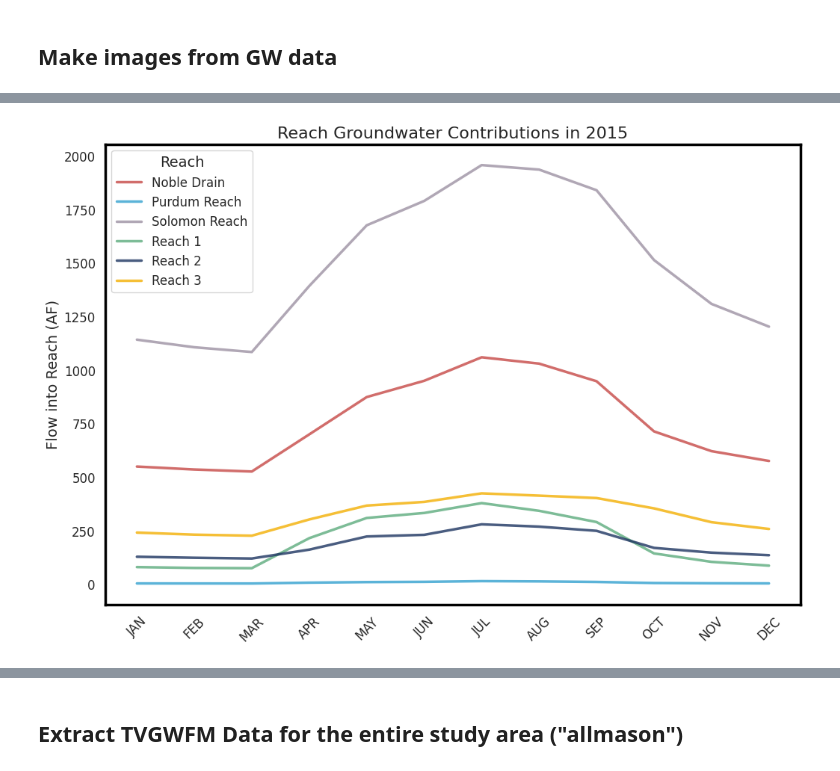
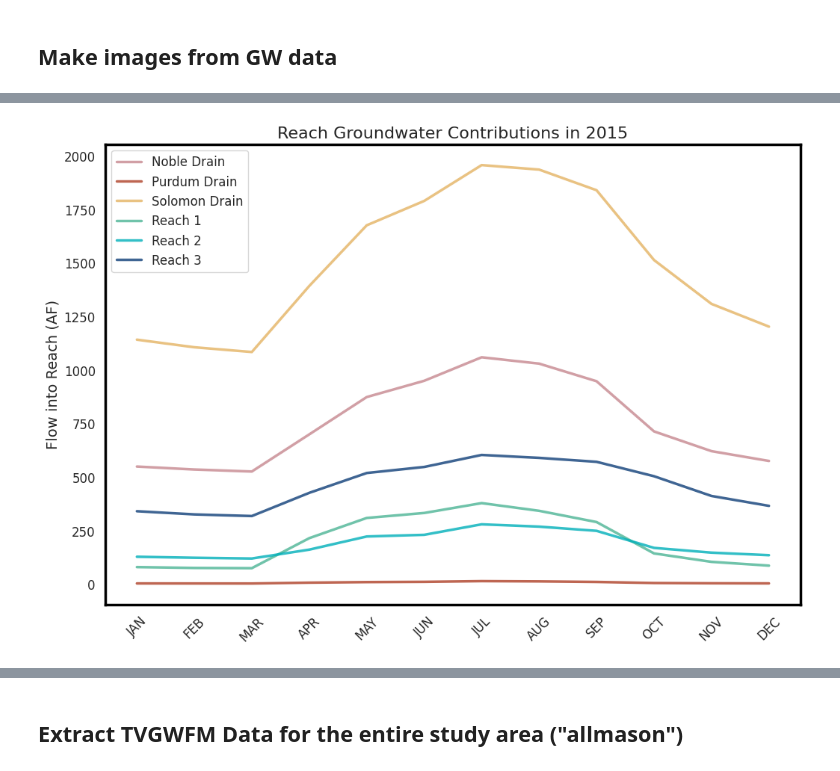
Before and after one commit to carlibeisel/mason_water_budget, a Jupyter notebook: tvgwfm.ipynb, the cells around one changed output, grey strips where cells are left out. Cells and saved outputs as stored; diff of their text form; code cells hidden in the pictures.

```diff
--- a/tvgwfm.ipynb
+++ b/tvgwfm.ipynb
@@ -512,73 +628,69 @@ plt.show()
 #kaf
 
 results_df = pd.read_csv('/content/drive/MyDrive/Data/Mason Water Budget/data_output/groundwater_out/reach_gw_afpermonth.csv')
+results_df["Reach"] = results_df["Reach"].replace({"Solomon Reach": "Solomon Drain"})
+results_df["Reach"] = results_df["Reach"].replace({"Purdum Reach": "Purdum Drain"})
 
-# Take the absolute value of the 'Weighted Sum' column to make it from the persective of the reach
 results_df['Weighted Sum'] = results_df['Weighted Sum'].abs()
 
-# Filter for stress periods 349 to 360 for the year 2015
+
 results_df = results_df[(results_df['Stress Period'] >= 349) & (results_df['Stress Period'] <= 360)]
 
-# Map stress periods to abbreviated months
+
 month_mapping = {
     349: 'JAN', 350: 'FEB', 351: 'MAR', 352: 'APR', 353: 'MAY', 354: 'JUN',
     355: 'JUL', 356: 'AUG', 357: 'SEP', 358: 'OCT', 359: 'NOV', 360: 'DEC'
 }
 results_df['Month'] = results_df['Stress Period'].map(month_mapping)
 
-# Set up seaborn style without grid
-sns.set_style("white")  # Removes grid lines
 
-# Define the palette for the reaches
+sns.set_style("white")
+
 reach_palette = {
-    "Reach 1": "#5CAB7D",
-    "Reach 2": "#1D3461",
-    "Reach 3": "#F3AF04",
-    "Purdum Reach": "#32A0CF",
-    "Solomon Reach": "#9D91A3",
-    "Noble Drain": "#C64846"
+    "Reach 1": "#4CB495",
+    "Reach 2": "#00AFB9",
+    "Reach 3": "#0F3E78",
+    "Noble Drain": "#C6878F",
+    "Solomon Drain": "#E4B363",
+    "Purdum Drain": "#AE4027"
 }
 
-# Create the plot
 plt.figure(figsize=(12, 8))
 sns.lineplot(
     data=results_df,
     x='Month',
     y='Weighted Sum',
     hue='Reach',
     palette=reach_palette,
     linewidth=2.5,
     alpha=0.8
 )
 
-# Customize the plot
 plt.title('Reach Groundwater Contributions in 2015', fontsize=16)
 plt.xlabel('', fontsize=14)
 plt.ylabel('Flow into Reach (AF)', fontsize=14)
-plt.legend(title='Reach', fontsize=12, title_fontsize=14)
+plt.legend(title='', fontsize=12, title_fontsize=14)
 plt.xticks(fontsize=12, rotation=45)
 plt.yticks(fontsize=12)
 
-# Darken the plot outline
-ax = plt.gca()  # Get current axis
+ax = plt.gca()
 ax.spines['top'].set_linewidth(2.5)
 ax.spines['top'].set_color('black')
 ax.spines['right'].set_linewidth(2.5)
 ax.spines['right'].set_color('black')
 ax.spines['left'].set_linewidth(2.5)
 ax.spines['left'].set_color('black')
 ax.spines['bottom'].set_linewidth(2.5)
 ax.spines['bottom'].set_color('black')
 
-# Add small ticks next to each axis label
-ax.tick_params(axis='x', length=6, width=1.5, direction='out')  # Small ticks on x-axis
-ax.tick_params(axis='y', length=6, width=1.5, direction='out')  # Small ticks on y-axis
+ax.tick_params(axis='x', length=6, width=1.5, direction='out')
+ax.tick_params(axis='y', length=6, width=1.5, direction='out')
 
 
 plt.savefig('/content/drive/MyDrive/Data/Mason Water Budget/data_output/groundwater_out/reach_gw2015.png', dpi=300, bbox_inches='tight')
 plt.show()
 # %% [output]
-[figure, old version]
+[figure, new version]
 # %%
 # -------------------------------- #
 # Figure: Reach GW Gains per month
```
Also changed, not shown: parts of 13 cells of this notebook.
